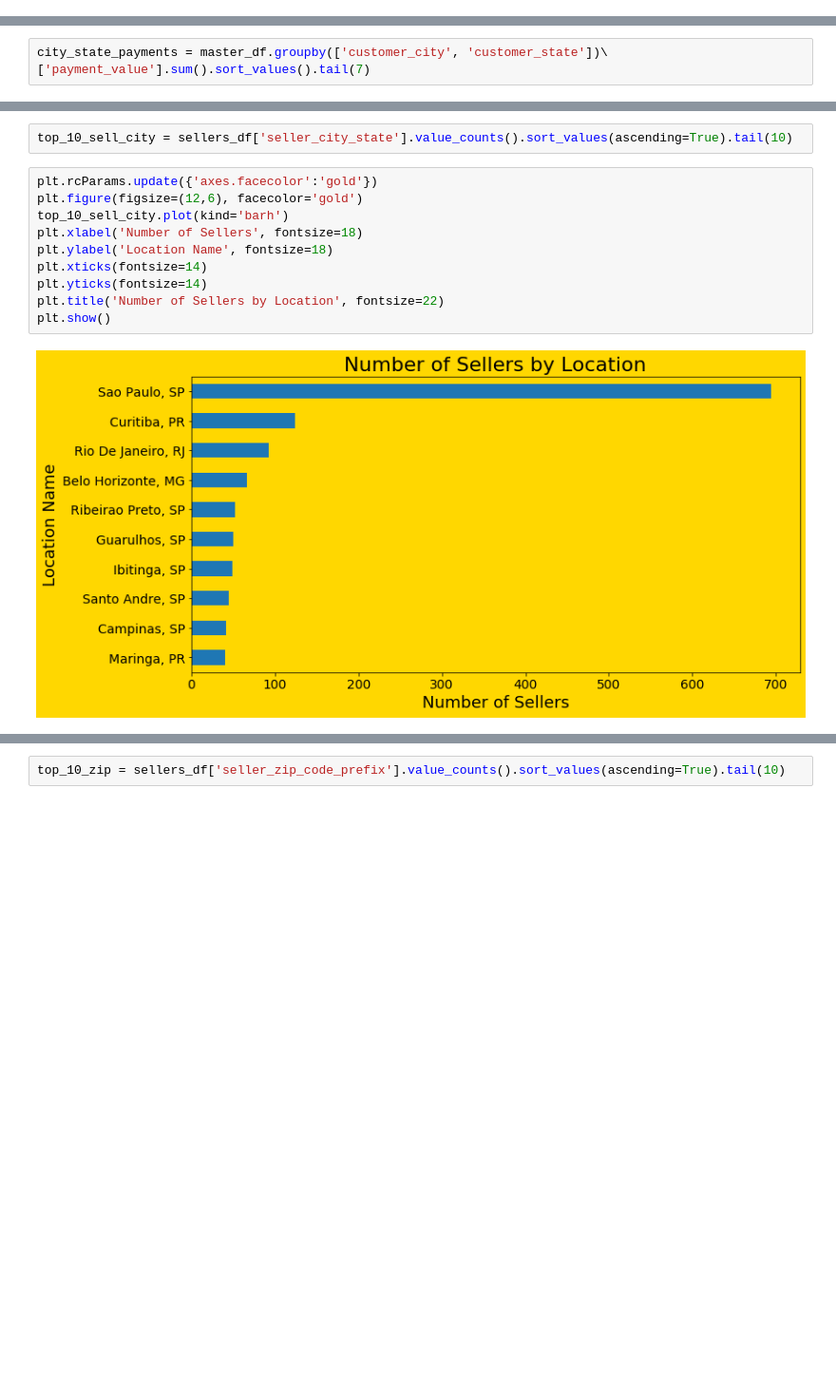
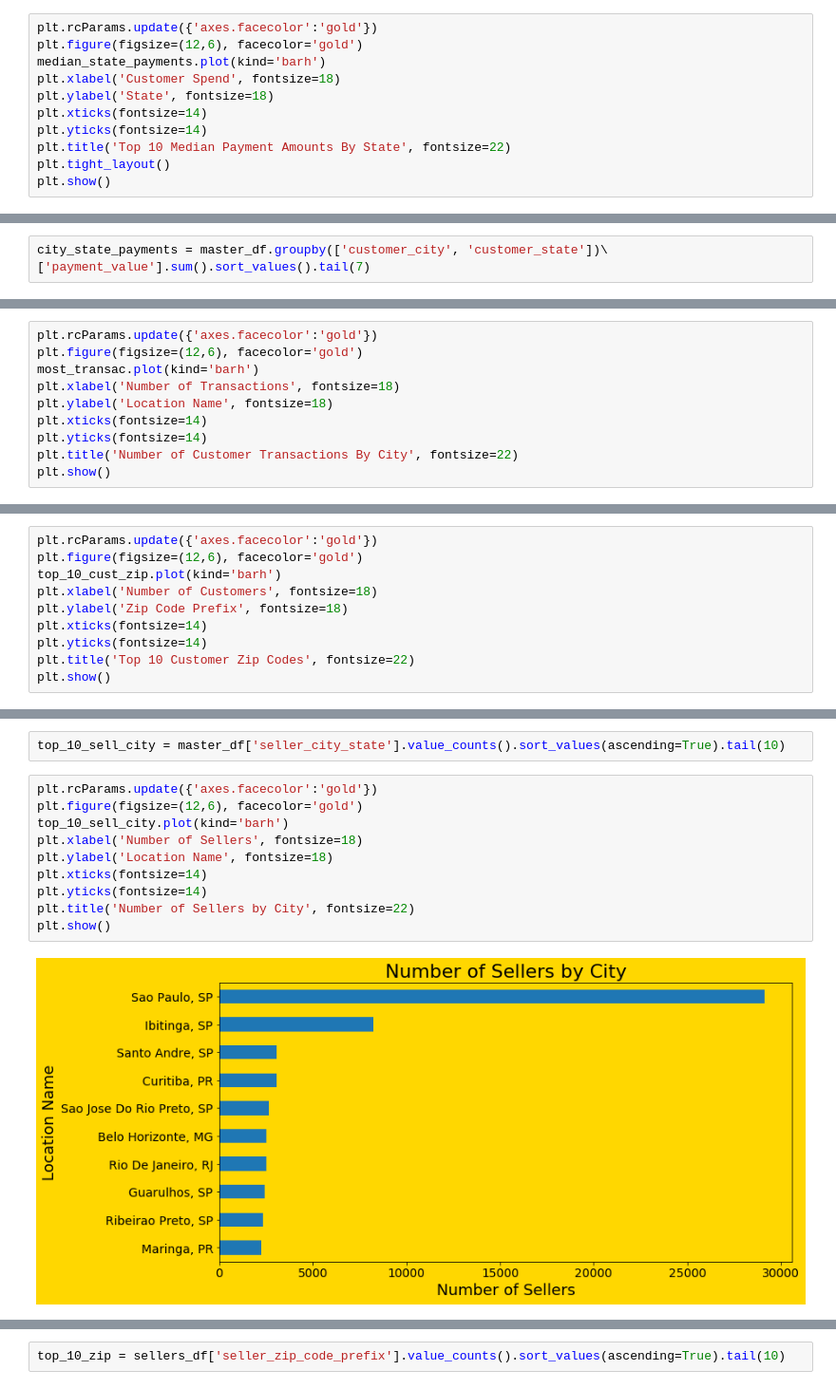
Before and after one commit to RossReisman/Data-Analyst-Portfolio, a Jupyter notebook: Python/brazil/brazil.ipynb, the cells around one changed output, grey strips where cells are left out. Shown at 95% size. Cells and saved outputs as stored; diff of their text form; blank space fills up the shorter version.

```diff
--- a/Python/brazil/brazil.ipynb
+++ b/Python/brazil/brazil.ipynb
@@ -2056,0 +2060,11 @@ master_df.groupby(['customer_state']).agg({
+# %%
+plt.rcParams.update({'axes.facecolor':'gold'})
+plt.figure(figsize=(12,6), facecolor='gold')
+median_state_payments.plot(kind='barh')
+plt.xlabel('Customer Spend', fontsize=18)
+plt.ylabel('State', fontsize=18)
+plt.xticks(fontsize=14)
+plt.yticks(fontsize=14)
+plt.title('Top 10 Median Payment Amounts By State', fontsize=22)
+plt.tight_layout()
+plt.show()
@@ -2102,0 +2134,10 @@ sellers_df.head()
+# %%
+plt.rcParams.update({'axes.facecolor':'gold'})
+plt.figure(figsize=(12,6), facecolor='gold')
+most_transac.plot(kind='barh')
+plt.xlabel('Number of Transactions', fontsize=18)
+plt.ylabel('Location Name', fontsize=18)
+plt.xticks(fontsize=14)
+plt.yticks(fontsize=14)
+plt.title('Number of Customer Transactions By City', fontsize=22)
+plt.show()
@@ -2102,0 +2163,10 @@ sellers_df.head()
+# %%
+plt.rcParams.update({'axes.facecolor':'gold'})
+plt.figure(figsize=(12,6), facecolor='gold')
+top_10_cust_zip.plot(kind='barh')
+plt.xlabel('Number of Customers', fontsize=18)
+plt.ylabel('Zip Code Prefix', fontsize=18)
+plt.xticks(fontsize=14)
+plt.yticks(fontsize=14)
+plt.title('Top 10 Customer Zip Codes', fontsize=22)
+plt.show()
@@ -2116,16 +2188,16 @@ Maringa, PR            40
 Name: seller_city_state, dtype: int64
 # %%
-top_10_sell_city = sellers_df['seller_city_state'].value_counts().sort_values(ascending=True).tail(10)
+top_10_sell_city = master_df['seller_city_state'].value_counts().sort_values(ascending=True).tail(10)
 # %%
 plt.rcParams.update({'axes.facecolor':'gold'})
 plt.figure(figsize=(12,6), facecolor='gold')
 top_10_sell_city.plot(kind='barh')
 plt.xlabel('Number of Sellers', fontsize=18)
 plt.ylabel('Location Name', fontsize=18)
 plt.xticks(fontsize=14)
 plt.yticks(fontsize=14)
-plt.title('Number of Sellers by Location', fontsize=22)
+plt.title('Number of Sellers by City', fontsize=22)
 plt.show()
 # %% [output]
-[figure, old version]
+[figure, new version]
 # %%
```
Also changed, not shown: parts of 18 cells of this notebook.
